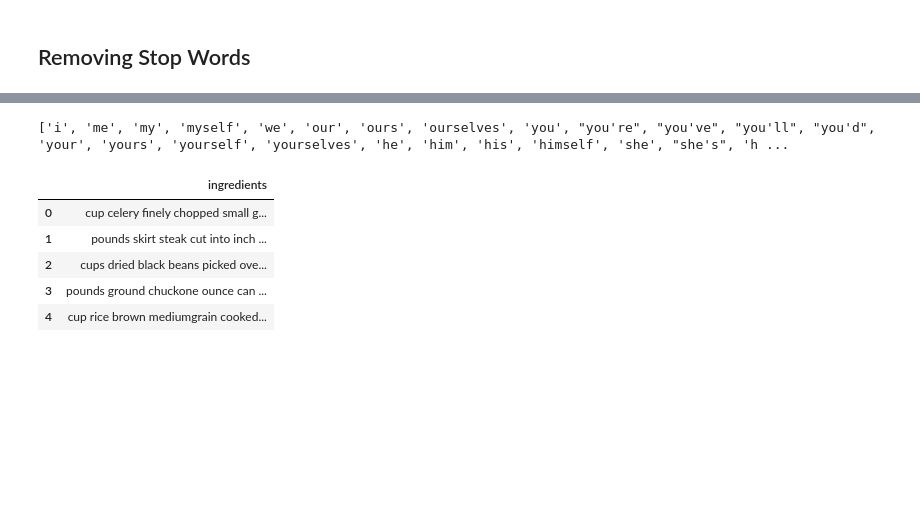
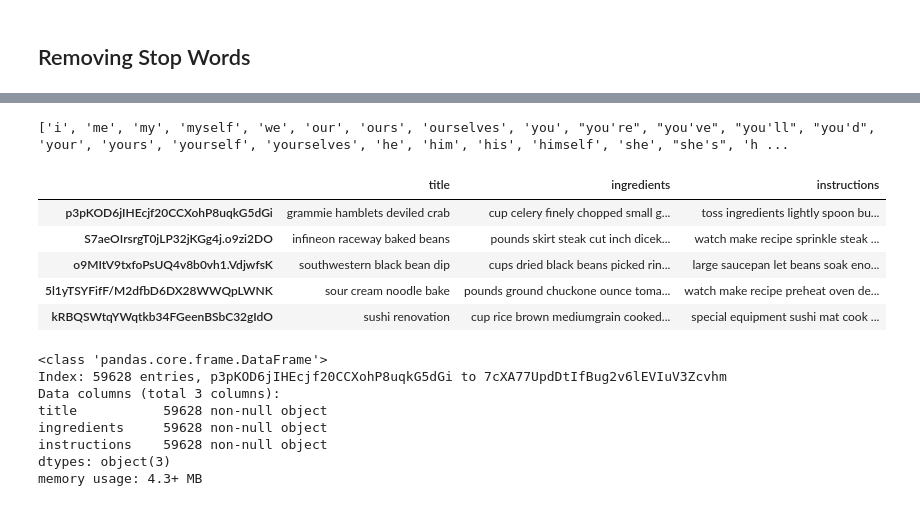
Before and after one commit to CJL89/Recipe_Generator, a Jupyter notebook: Recipe_Creator_Data_Cleaner.ipynb, the cells around one changed output, grey strips where cells are left out. Saved outputs shown, nothing was run; the diff lists cells and outputs as text; code cells hidden in the pictures; blank space fills up the shorter version.

Commit message:
Cleaned data

```diff
--- a/Recipe_Creator_Data_Cleaner.ipynb
+++ b/Recipe_Creator_Data_Cleaner.ipynb
@@ -182,22 +198,26 @@ Name: ingredients, Length: 59628, dtype: bool
 # %%
 stop_words = stopwords.words('english')
 print(stop_words)
 
-df_clean_test = pd.DataFrame()
-df_clean_test["ingredients"] = [' '.join(i for i in x.split() if x not in stop_words) for x in df_clean['ingredients']]
-# [[''.join(c) for c in s if s not in stop_words] for s in df_clean['ingredients']]
-# for line in df_clean["ingredients"]:
-#     for w in line.split():
-#         if w not in stop_words:
-#             print(w)
-df_clean_test.head()
+df_clean["ingredients"] = [' '.join(i for i in x.split() if i not in stop_words) for x in df_clean['ingredients']]
+df_clean["instructions"] = df_clean['instructions'].apply(lambda x: ' '.join([word for word in x.split() if word not in (stop_words)]))
+df_clean.head()
+df_clean.info()
 # %% [output]
 ['i', 'me', 'my', 'myself', 'we', 'our', 'ours', 'ourselves', 'you', "you're", "you've", "you'll", "you'd", 'your', 'yours', 'yourself', 'yourselves', 'he', 'him', 'his', 'himself', 'she', "she's", 'h ...
-|  | ingredients |
-| 0 | cup celery finely chopped small g... |
-| 1 | pounds skirt steak cut into inch ... |
-| 2 | cups dried black beans picked ove... |
-| 3 | pounds ground chuckone ounce can ... |
-| 4 | cup rice brown mediumgrain cooked... |
+|  | title | ingredients | instructions |
+| p3pKOD6jIHEcjf20CCXohP8uqkG5dGi | grammie hamblets deviled crab | cup celery finely chopped small g... | toss ingredients lightly spoon bu... |
+| S7aeOIrsrgT0jLP32jKGg4j.o9zi2DO | infineon raceway baked beans | pounds skirt steak cut inch dicek... | watch make recipe sprinkle steak ... |
+| o9MItV9txfoPsUQ4v8b0vh1.VdjwfsK | southwestern black bean dip | cups dried black beans picked rin... | large saucepan let beans soak eno... |
+| 5l1yTSYFifF/M2dfbD6DX28WWQpLWNK | sour cream noodle bake | pounds ground chuckone ounce toma... | watch make recipe preheat oven de... |
+| kRBQSWtqYWqtkb34FGeenBSbC32gIdO | sushi renovation | cup rice brown mediumgrain cooked... | special equipment sushi mat cook ... |
+<class 'pandas.core.frame.DataFrame'>
+Index: 59628 entries, p3pKOD6jIHEcjf20CCXohP8uqkG5dGi to 7cXA77UpdDtIfBug2v6lEVIuV3Zcvhm
+Data columns (total 3 columns):
+title           59628 non-null object
+ingredients     59628 non-null object
+instructions    59628 non-null object
+dtypes: object(3)
+memory usage: 4.3+ MB
 # %%
 df_clean['ingredients'].str.contains('and')
```
Also changed, not shown: parts of 14 cells of this notebook.
